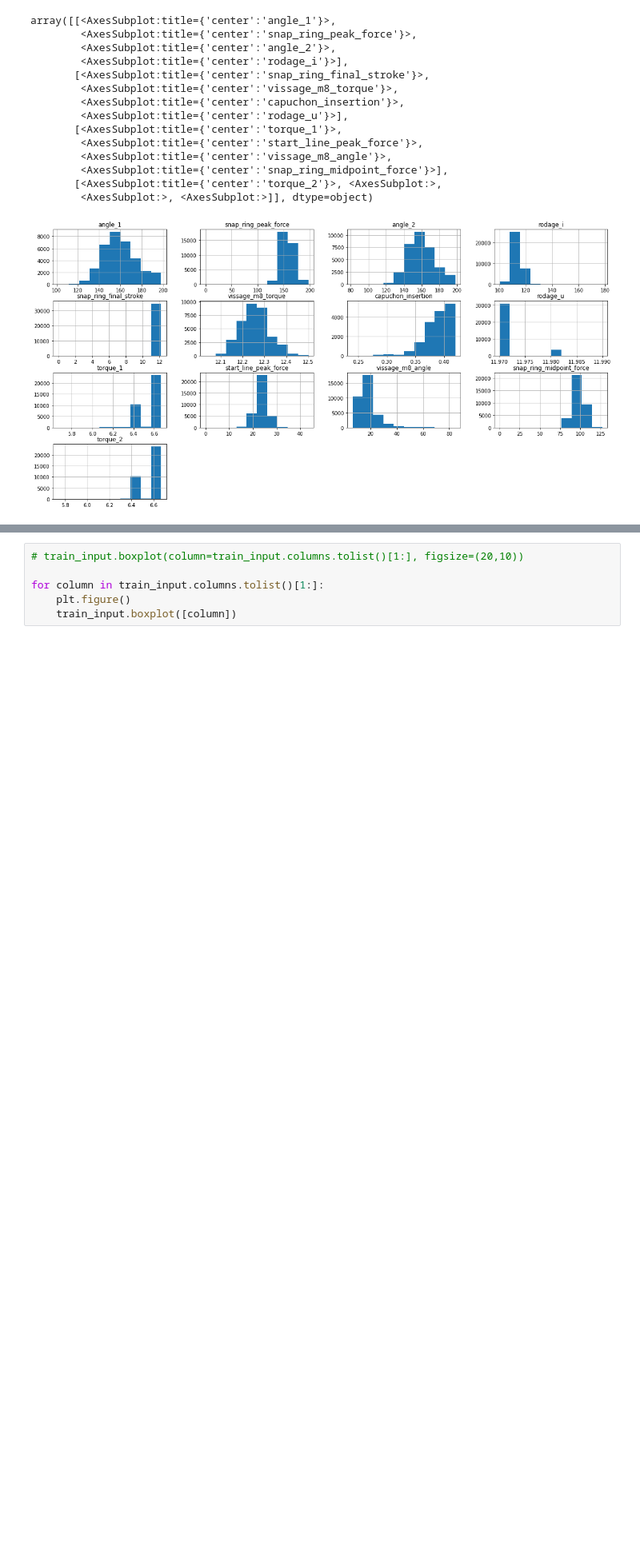
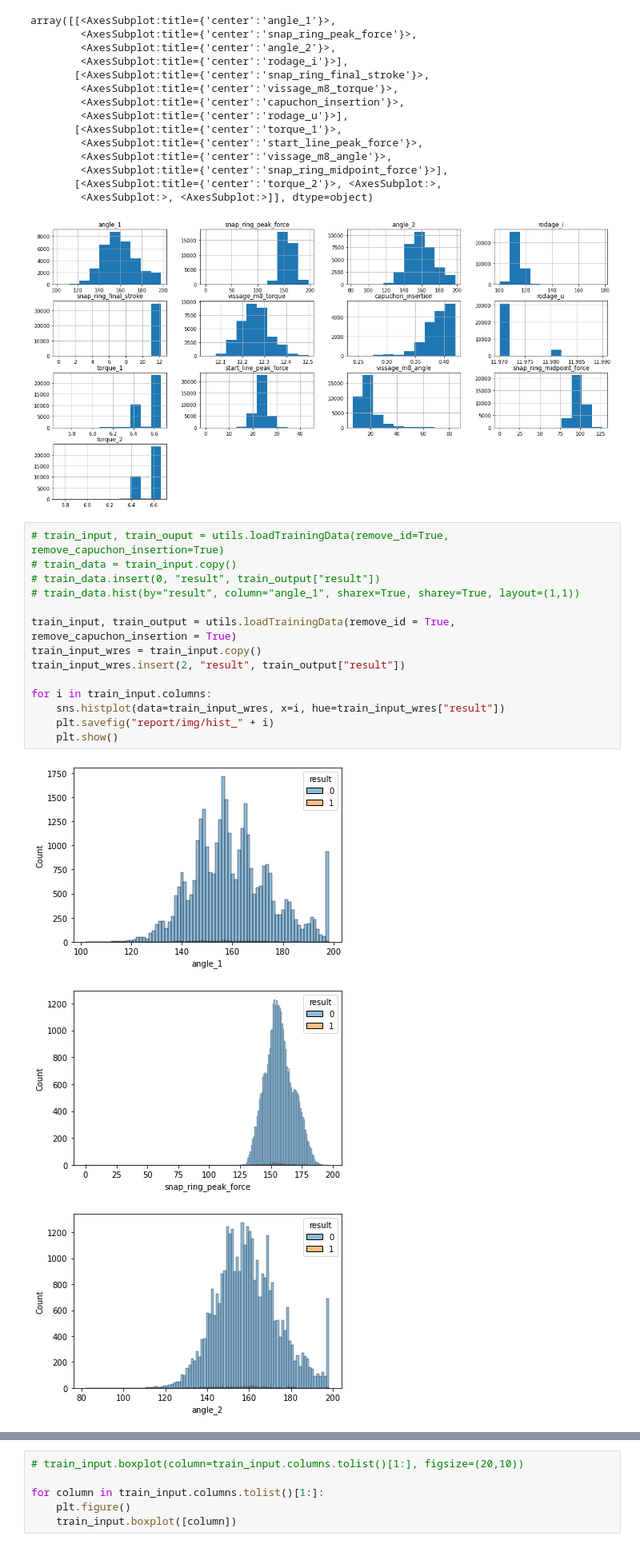
Before and after one commit to FABallemand/DefectPredictionOnProductionLines, a Jupyter notebook: data_analysis.ipynb, the cells around one changed output, grey strips where cells are left out. Shown at 80% size. Drawn from its saved outputs; the diff is of its cells as text; blank space fills up the shorter version.

Commit message:
Figures

```diff
--- a/data_analysis.ipynb
+++ b/data_analysis.ipynb
@@ -70,3 +70,21 @@ array([[<AxesSubplot:title={'center':'angle_1'}>,
        [<AxesSubplot:title={'center':'torque_2'}>, <AxesSubplot:>,
         <AxesSubplot:>, <AxesSubplot:>]], dtype=object)
 [figure]
+# %%
+# train_input, train_ouput = utils.loadTrainingData(remove_id=True, remove_capuchon_insertion=True)
+# train_data = train_input.copy()
+# train_data.insert(0, "result", train_output["result"])
+# train_data.hist(by="result", column="angle_1", sharex=True, sharey=True, layout=(1,1))
+
+train_input, train_output = utils.loadTrainingData(remove_id = True, remove_capuchon_insertion = True)
+train_input_wres = train_input.copy()
+train_input_wres.insert(2, "result", train_output["result"])
+
+for i in train_input.columns:
+    sns.histplot(data=train_input_wres, x=i, hue=train_input_wres["result"])
+    plt.savefig("report/img/hist_" + i)
+    plt.show()
+# %% [output]
+[figure, added]
+[figure, added]
+[figure, added]
```
Also changed, not shown: parts of 2 cells of this notebook, 19 other files.
